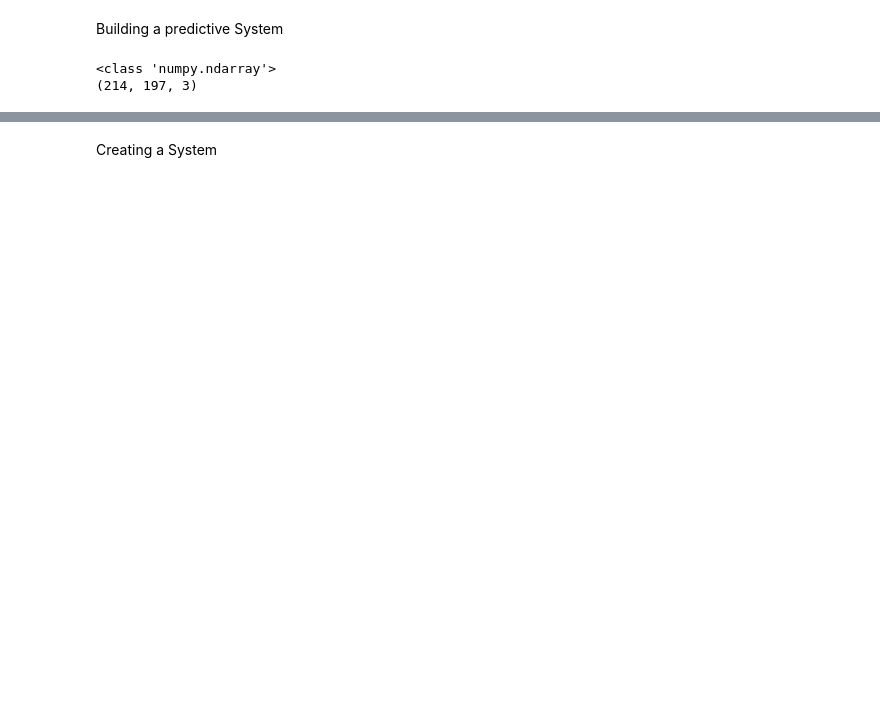
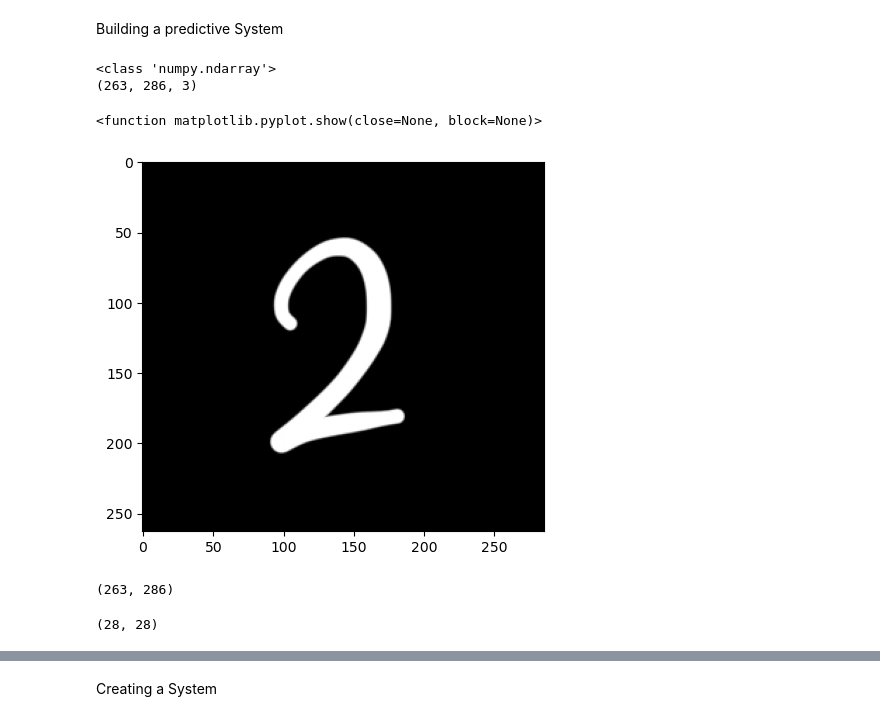
Before and after one commit to Safwanny/MNIST-Digit-Classification, a Jupyter notebook: MNIST_DigitClassification.ipynb, the cells around one changed output, grey strips where cells are left out. Cells and saved outputs as stored; diff of their text form; code cells hidden in the pictures; blank space fills up the shorter version.

```diff
--- a/MNIST_DigitClassification.ipynb
+++ b/MNIST_DigitClassification.ipynb
@@ -212,7 +252,7 @@ plt.show()
 # %% [markdown]
 Building a predictive System
 # %%
-input1_img_path = 'Test_images/IMG_1D03DD50946B-1.jpeg'
+input1_img_path = 'Test_images/IMG_8.jpeg'
 
 input1_img = cv2.imread(input1_img_path)
 # %%
@@ -220,22 +260,29 @@ print(type(input1_img))
 print(input1_img.shape) # read in as RGB image
 # %% [output]
 <class 'numpy.ndarray'>
-(214, 197, 3)
+(263, 286, 3)
 # %%
 #cv2_imshow('Image', input1_img)  # for colab
 
-cv2.imshow('Image', input1_img) # for jupyter notebook using imshow
-cv2.waitKey(0)
-cv2.destroyAllWindows()
+#cv2.imshow('Image', input1_img) # for jupyter notebook using imshow
+#cv2.waitKey(0)
+#cv2.destroyAllWindows()
 
-#plt.imshow(input1_img)   # for jupyter notebook
-#plt.show
+plt.imshow(input1_img)   # for jupyter notebook
+plt.show
+# %% [output]
+<function matplotlib.pyplot.show(close=None, block=None)>
+[figure, added]
 # %%
 input1_greyscale_img = cv2.cvtColor(input1_img, cv2.COLOR_RGB2GRAY)   # converting RGB to greyscale
 input1_greyscale_img.shape
+# %% [output]
+(263, 286)
 # %%
 input1_img_resize = cv2.resize(input1_greyscale_img, (28,28))      # resizing the image as pre input of our NN
 input1_img_resize.shape
+# %% [output]
+(28, 28)
 # %%
 #cv2_imshow(input1_img_resize) # colab
 
```
Also changed, not shown: parts of 20 cells of this notebook.
